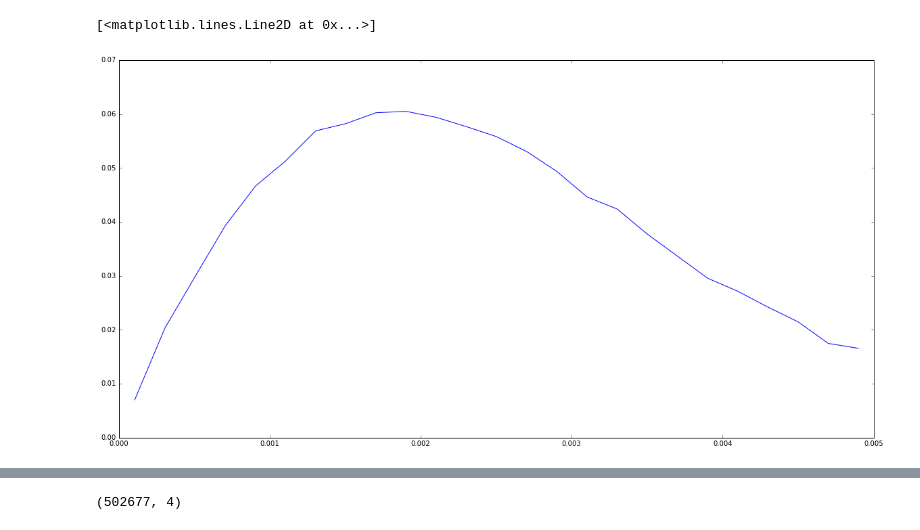
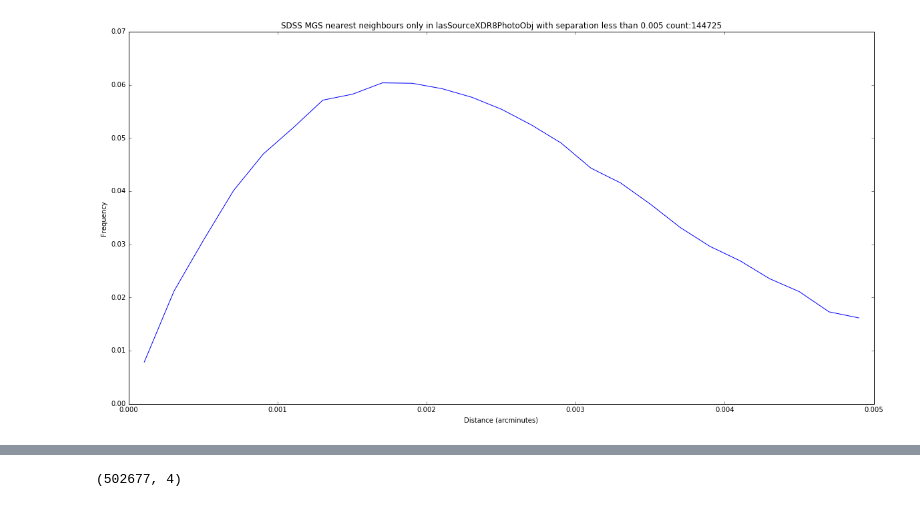
Before and after one commit to calumhrmurray/MPhysProject, a Jupyter notebook: match_catalogs/init_look.ipynb, the cells around one changed output, grey strips where cells are left out. Saved outputs shown, nothing was run; the diff lists cells and outputs as text; code cells hidden in the pictures.

```diff
--- a/match_catalogs/init_look.ipynb
+++ b/match_catalogs/init_look.ipynb
@@ -44,10 +53,14 @@ matched_array.shape
 # %%
 bins, n = plot_hist([row[1] for row in matched_array],25)
 
 step = 0.5*(bins[1]-bins[0])
 
 plt.figure(figsize=(20,10))
 plt.plot(bins[:-1]+step, n)
+plt.xlabel('Distance (arcminutes)')
+plt.ylabel('Frequency')
+title_str= 'SDSS MGS nearest neighbours only in lasSourceXDR8PhotoObj with separation less than 0.005 count:'+str(len(matched_array))
+plt.title(title_str)
+plt.savefig('sdss_mgs_n_neighbours.png')
 # %% [output]
-[<matplotlib.lines.Line2D at 0x...>]
-[figure, old version]
+[figure, new version]
```
Also changed, not shown: parts of 18 cells of this notebook, 31 other files.
